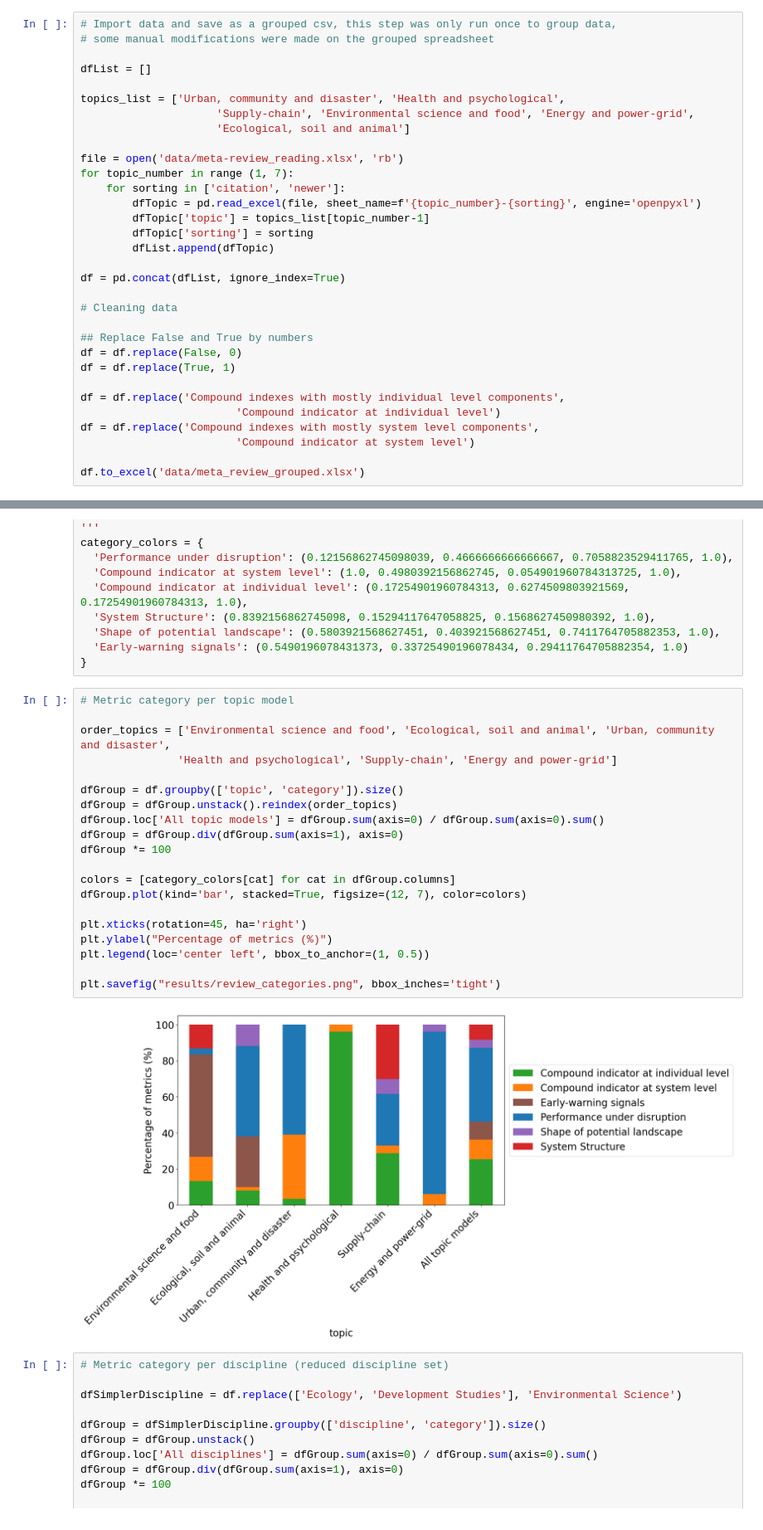
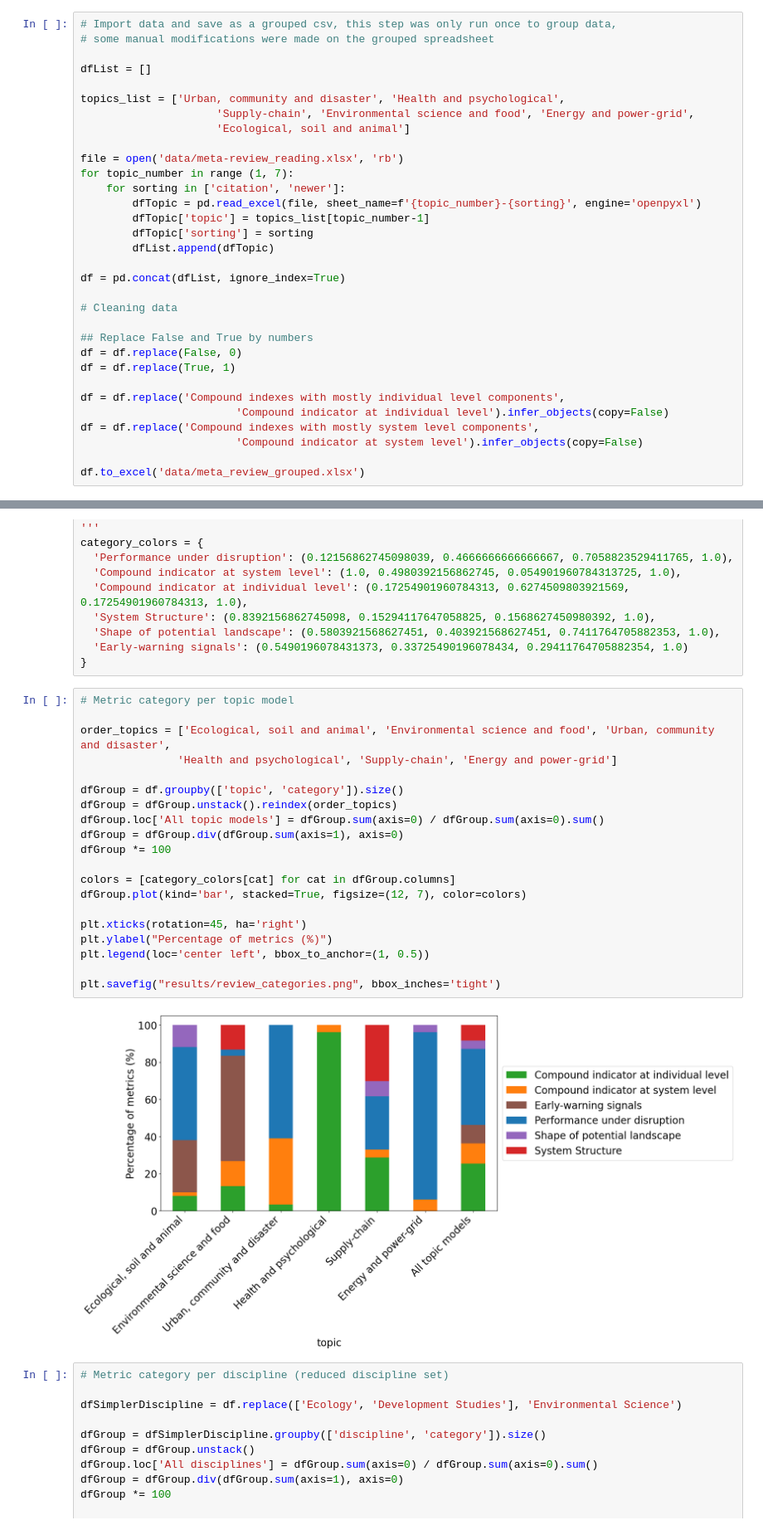
Before and after one commit to vitorhirata/resilience-metrics-review, a Jupyter notebook: review_result_analysis.ipynb, the cells around one changed output, grey strips where cells are left out. Shown at 83% size. Cells and saved outputs as stored; diff of their text form.

```diff
--- a/review_result_analysis.ipynb
+++ b/review_result_analysis.ipynb
@@ -32,9 +32,9 @@ df = df.replace(False, 0)
 df = df.replace(True, 1)
 
 df = df.replace('Compound indexes with mostly individual level components',
-                        'Compound indicator at individual level')
+                        'Compound indicator at individual level').infer_objects(copy=False)
 df = df.replace('Compound indexes with mostly system level components',
-                        'Compound indicator at system level')
+                        'Compound indicator at system level').infer_objects(copy=False)
 
 df.to_excel('data/meta_review_grouped.xlsx')
 # %%
@@ -102,25 +102,25 @@ category_colors = {
 # %%
 # Metric category per topic model
 
-order_topics = ['Environmental science and food', 'Ecological, soil and animal', 'Urban, community and disaster',
+order_topics = ['Ecological, soil and animal', 'Environmental science and food', 'Urban, community and disaster',
                'Health and psychological', 'Supply-chain', 'Energy and power-grid']
 
 dfGroup = df.groupby(['topic', 'category']).size()
 dfGroup = dfGroup.unstack().reindex(order_topics)
 dfGroup.loc['All topic models'] = dfGroup.sum(axis=0) / dfGroup.sum(axis=0).sum()
 dfGroup = dfGroup.div(dfGroup.sum(axis=1), axis=0)
 dfGroup *= 100
 
 colors = [category_colors[cat] for cat in dfGroup.columns]
 dfGroup.plot(kind='bar', stacked=True, figsize=(12, 7), color=colors)
 
 plt.xticks(rotation=45, ha='right')
 plt.ylabel("Percentage of metrics (%)")
 plt.legend(loc='center left', bbox_to_anchor=(1, 0.5))
 
 plt.savefig("results/review_categories.png", bbox_inches='tight')
 # %% [output]
-[figure, old version]
+[figure, new version]
 # %%
 # Metric category per discipline (reduced discipline set)
 
```
Also changed, not shown: parts of 1 cell of this notebook.
